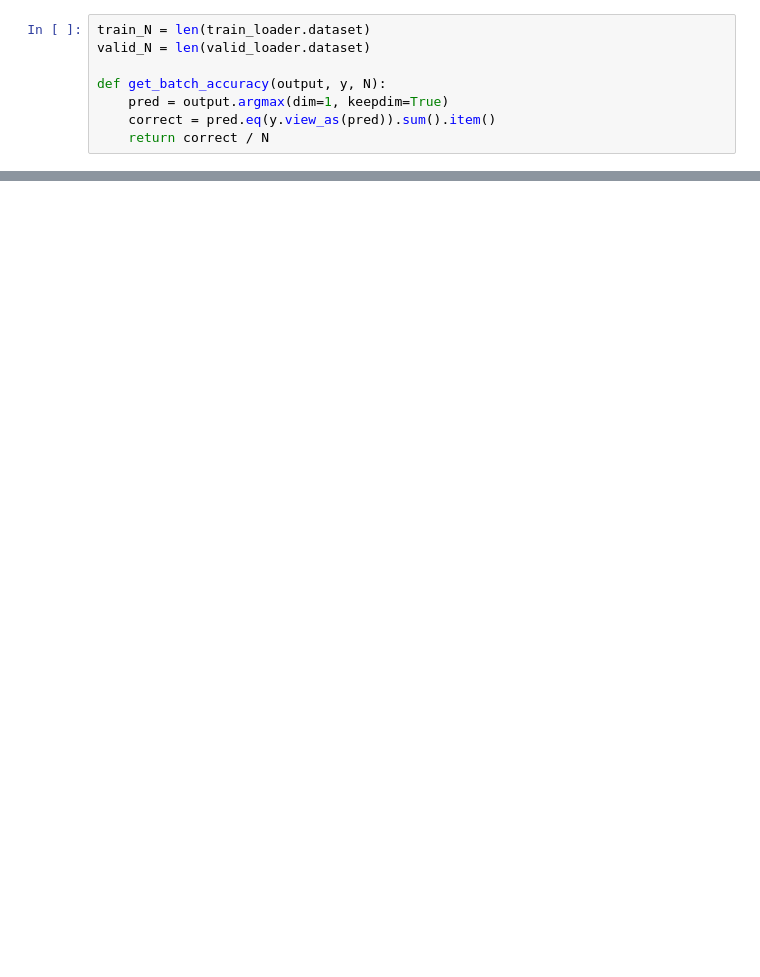
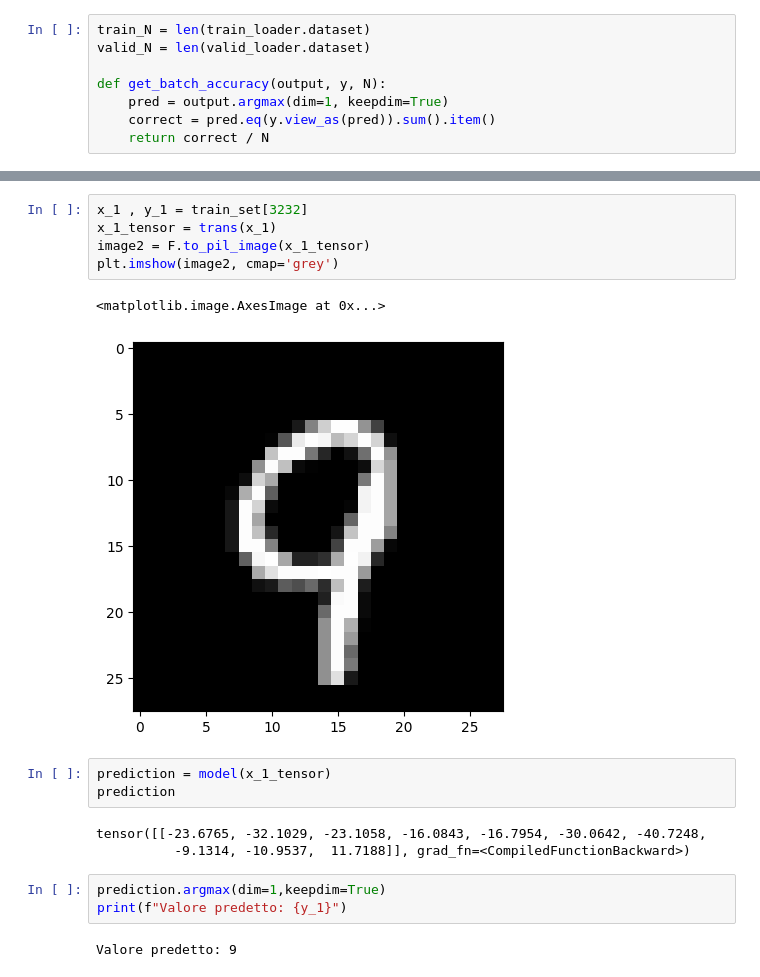
Before and after one commit to Manillin/Notes, a Jupyter notebook: masters/HPC/NVIDIA/DeepLearning/notebooks/mnist.ipynb, the cells around one changed output, grey strips where cells are left out. Saved outputs shown, nothing was run; the diff lists cells and outputs as text; blank space fills up the shorter version.

```diff
--- a/masters/HPC/NVIDIA/DeepLearning/notebooks/mnist.ipynb
+++ b/masters/HPC/NVIDIA/DeepLearning/notebooks/mnist.ipynb
@@ -334,0 +467,19 @@ NameError: name 'optimizer' is not defined
+# %%
+x_1 , y_1 = train_set[3232]
+x_1_tensor = trans(x_1)
+image2 = F.to_pil_image(x_1_tensor)
+plt.imshow(image2, cmap='grey')
+# %% [output]
+<matplotlib.image.AxesImage at 0x...>
+[figure, added]
+# %%
+prediction = model(x_1_tensor)
+prediction
+# %% [output]
+tensor([[-23.6765, -32.1029, -23.1058, -16.0843, -16.7954, -30.0642, -40.7248,
+          -9.1314, -10.9537,  11.7188]], grad_fn=<CompiledFunctionBackward>)
+# %%
+prediction.argmax(dim=1,keepdim=True)
+print(f"Valore predetto: {y_1}")
+# %% [output]
+Valore predetto: 9
```
Also changed, not shown: parts of 16 cells of this notebook, 8 other files.
